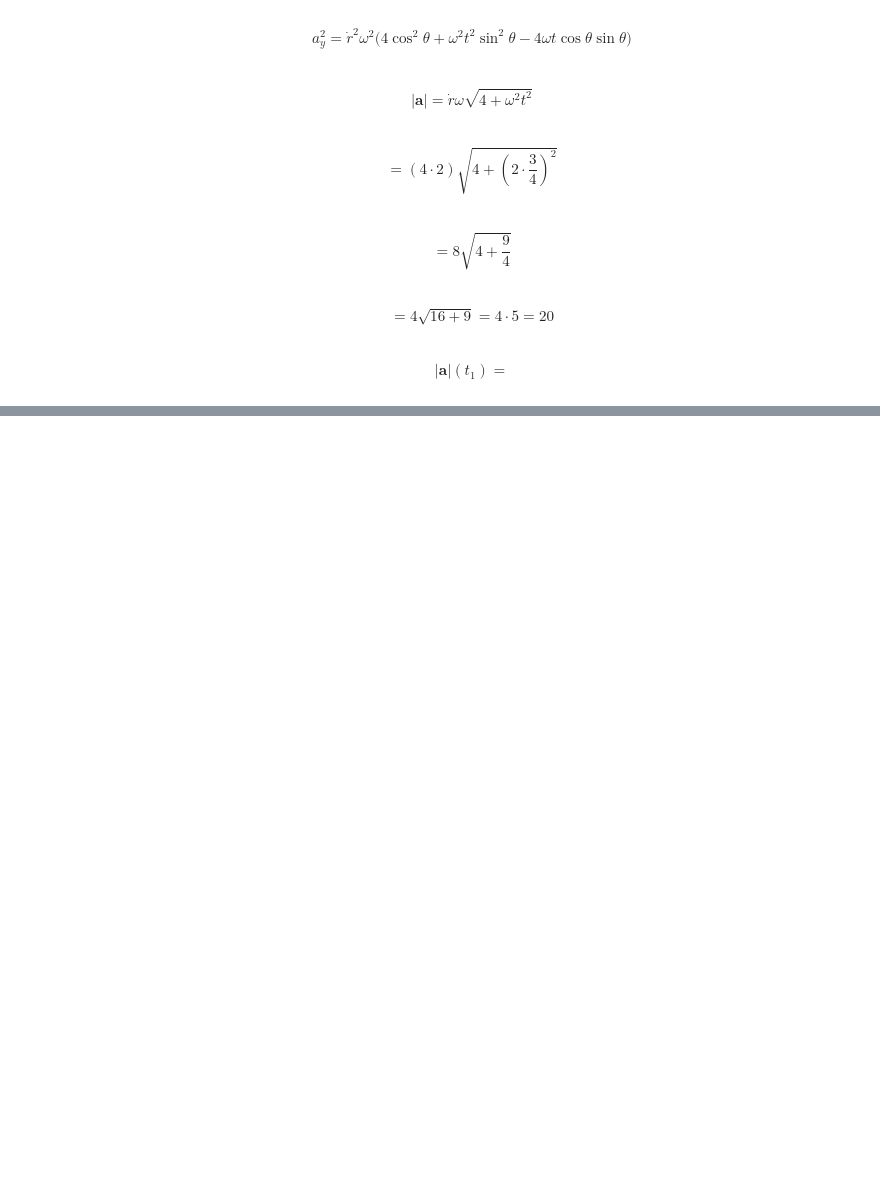
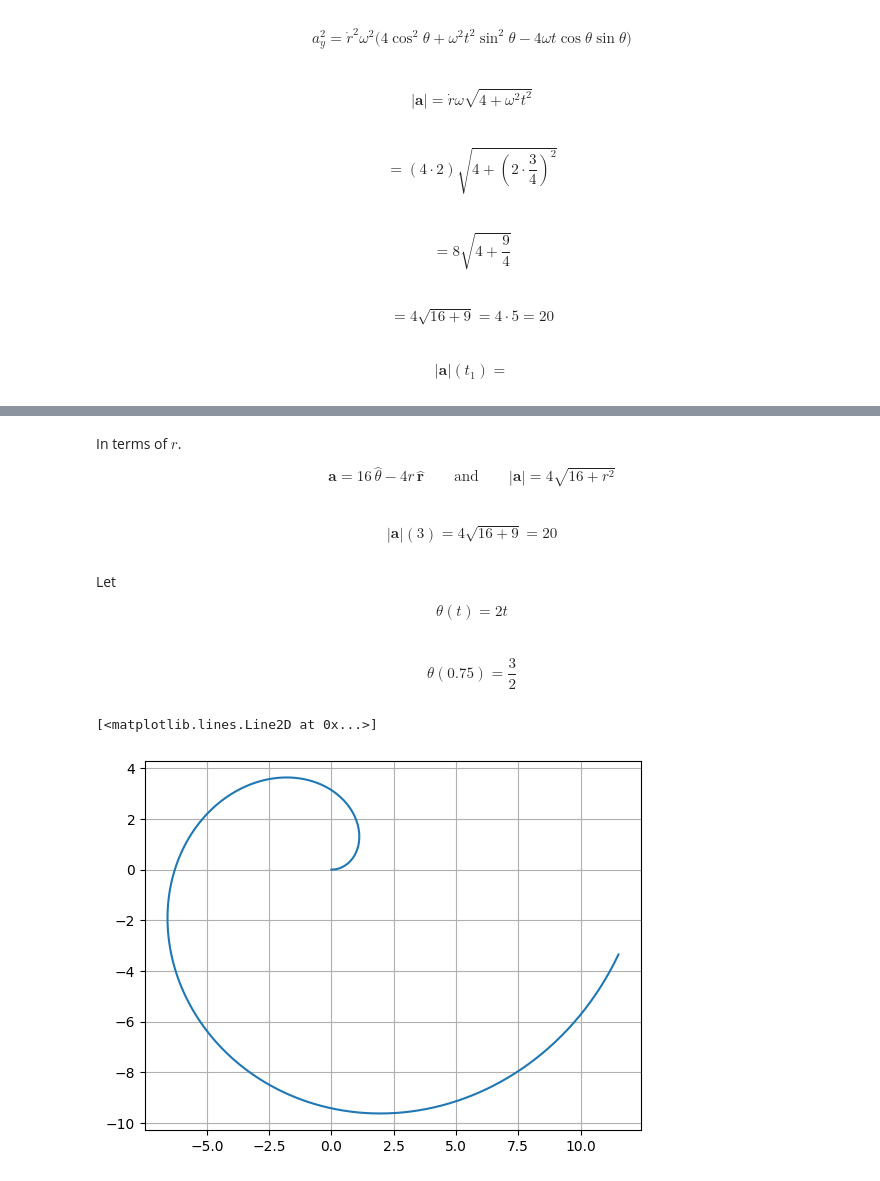
Before and after one commit to jordandll/Classical-Mechanics, a Jupyter notebook: Chapter-1.ipynb, the cells around one changed output, grey strips where cells are left out. Cells and saved outputs as stored; diff of their text form; code cells hidden in the pictures; blank space fills up the shorter version.

```diff
--- a/Chapter-1.ipynb
+++ b/Chapter-1.ipynb
@@ -662,0 +685,12 @@ np.float64(160.0)
+# %% [markdown]
+In terms of $r$.
+
+$$ \mathbf{a} = 16\,\hat{\theta} - 4r\,\mathbf{\hat{r}}\quad\quad\text{and}\quad\quad |\mathbf{a}| = 4\sqrt{16 + r^2}$$
+# %% [markdown]
+$$ |\mathbf{a}|(3) = 4\sqrt{16+9} = 20$$
+# %% [markdown]
+Let
+
+$$ \theta(t) = 2t $$
+# %% [markdown]
+$$ \theta(0.75) = \frac{3}{2}$$
@@ -662,0 +709,14 @@ np.float64(160.0)
+# %%
+t = np.linspace(0,3,num=200)
+r = 4*t
+theta = 2*t
+x = r*np.cos(theta)
+y = r*np.sin(theta)
+
+fig, ax = plt.subplots()
+ax.grid()
+
+ax.plot(x,y)
+# %% [output]
+[<matplotlib.lines.Line2D at 0x...>]
+[figure, added]
```
Also changed, not shown: parts of 56 cells of this notebook, 1 other file.
